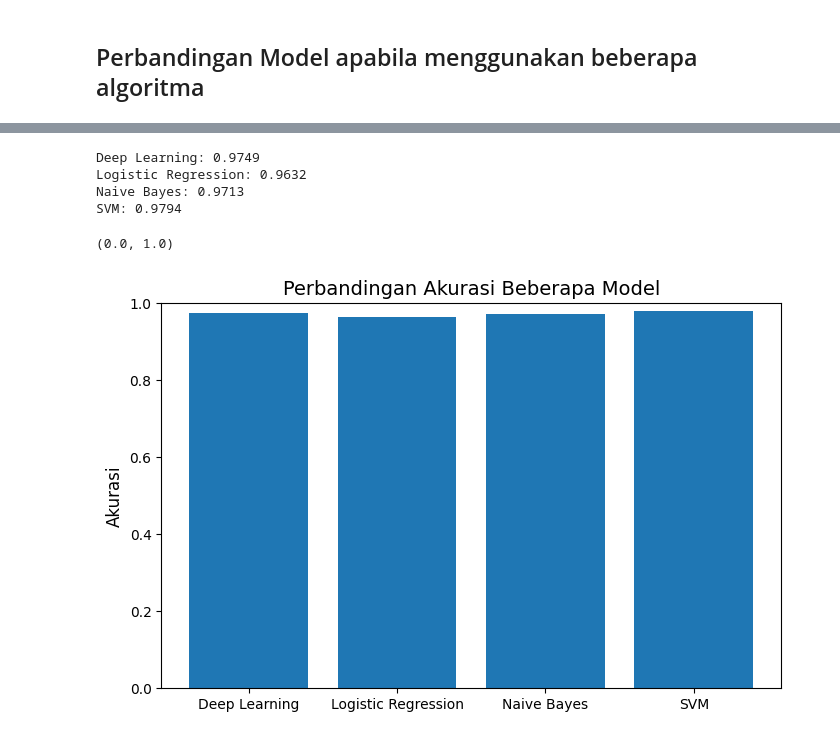
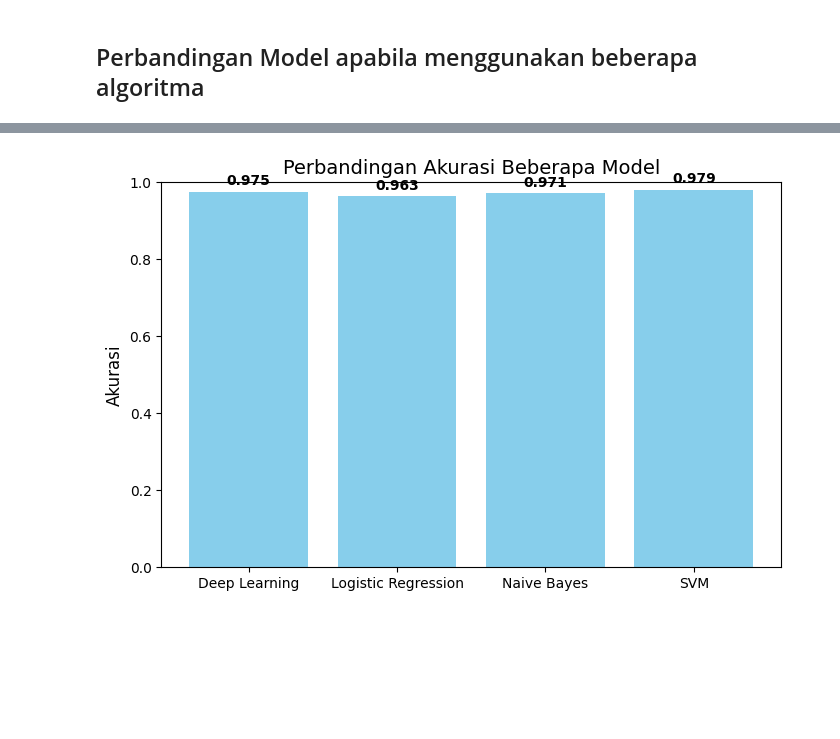
Before and after one commit to RizkiRezaAlGifari/UTS_SpamDetection, a Jupyter notebook: 10222104_RizkiRezaAlGifari_SD.ipynb, the cells around one changed output, grey strips where cells are left out. Cells and saved outputs as stored; diff of their text form; code cells hidden in the pictures; blank space fills up the shorter version.

```diff
--- a/10222104_RizkiRezaAlGifari_SD.ipynb
+++ b/10222104_RizkiRezaAlGifari_SD.ipynb
@@ -469,22 +537,23 @@ svm_acc = accuracy_score(y_test, svm_pred)
 # === Simpan hasil akurasi ===
 models = ['Deep Learning', 'Logistic Regression', 'Naive Bayes', 'SVM']
 accuracies = [dl_acc, lr_acc, nb_acc, svm_acc]
-# %%
-# === Tampilkan hasil numerik ===
-for m, a in zip(models, accuracies):
-    print(f"{m}: {a:.4f}")
-# %% [output]
-Deep Learning: 0.9749
-Logistic Regression: 0.9632
-Naive Bayes: 0.9713
-SVM: 0.9794
 # %%
 # === Visualisasi hasil perbandingan ===
 plt.figure(figsize=(8, 5))
-bars = plt.bar(models, accuracies)
+bars = plt.bar(models, accuracies, color='skyblue')
 plt.title('Perbandingan Akurasi Beberapa Model', fontsize=14)
 plt.ylabel('Akurasi', fontsize=12)
 plt.ylim(0, 1)
+
+# Tambahkan nilai akurasi di atas setiap batang
+for bar, acc in zip(bars, accuracies):
+    plt.text(
+        bar.get_x() + bar.get_width()/2,
+        bar.get_height() + 0.01,
+        f"{acc:.3f}",
+        ha='center', va='bottom', fontsize=10, fontweight='bold'
+    )
+
+plt.show()
 # %% [output]
-(0.0, 1.0)
-[figure, old version]
+[figure, new version]
```
Also changed, not shown: parts of 11 cells of this notebook, 1 other file.
